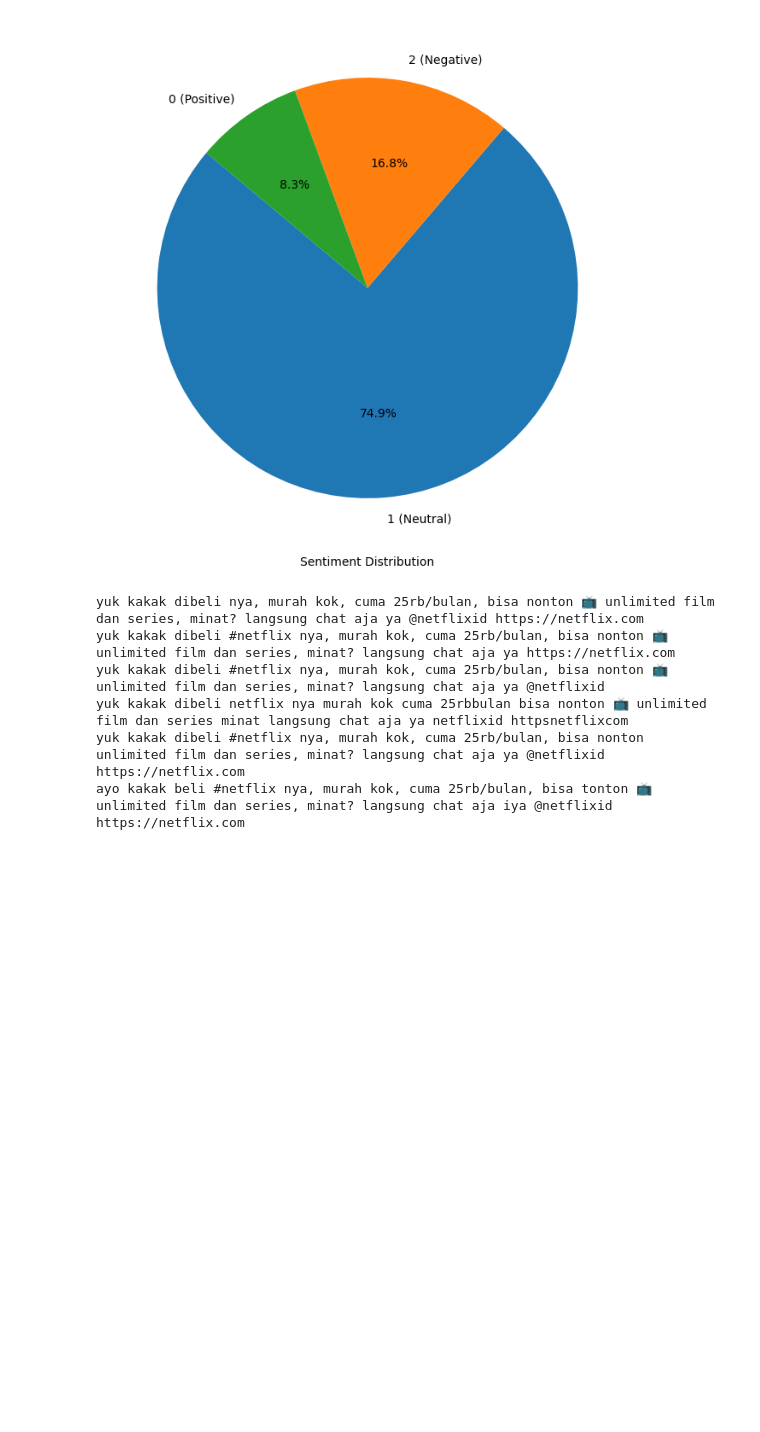
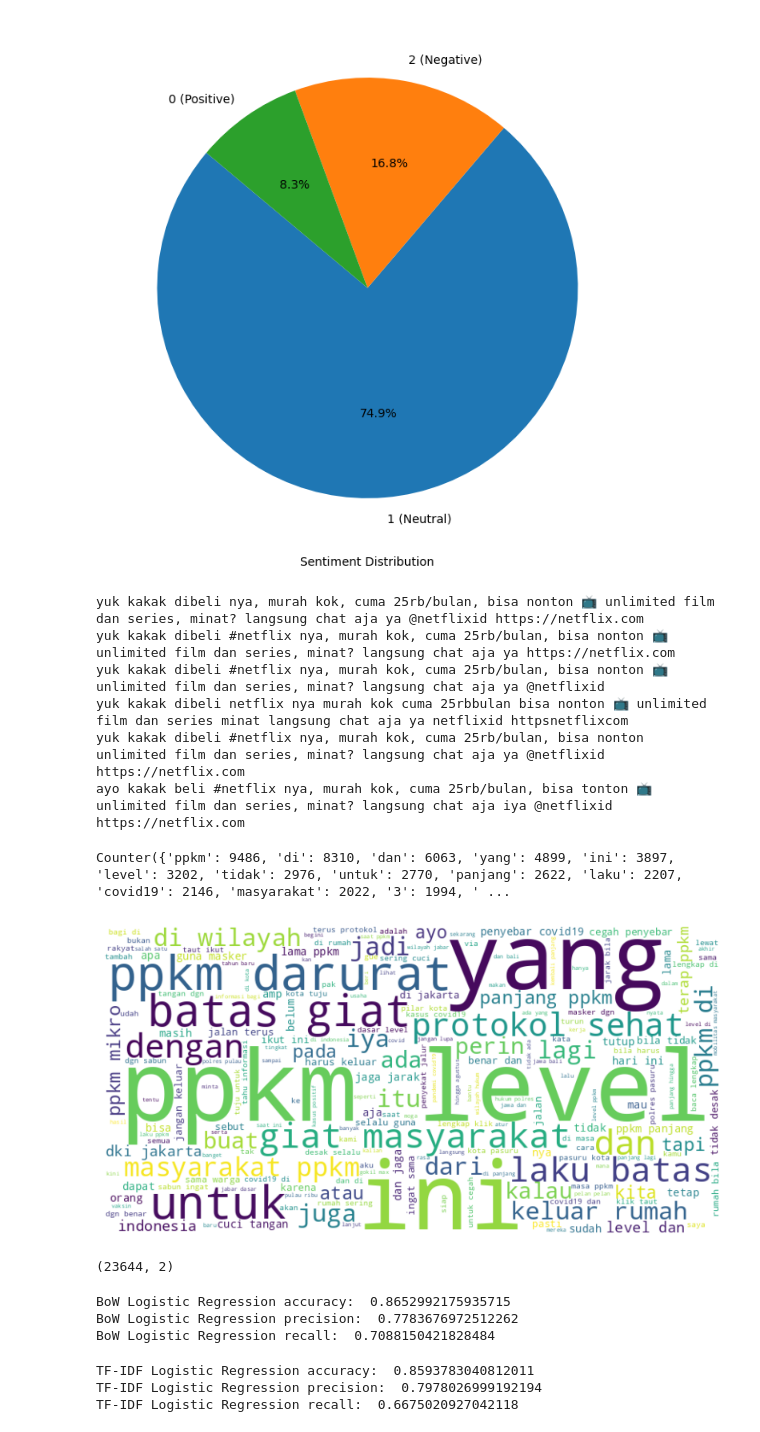
Before and after one commit to aliifam/ppd, a Jupyter notebook: ppd/pekan11/2.ipynb, the cells around one changed output. Cells and saved outputs as stored; diff of their text form; code cells hidden in the pictures; blank space fills up the shorter version.

```diff
--- a/ppd/pekan11/2.ipynb
+++ b/ppd/pekan11/2.ipynb
@@ -155,3 +147,37 @@ yuk kakak dibeli #netflix nya, murah kok, cuma 25rb/bulan, bisa nonton 📺 unli
 yuk kakak dibeli netflix nya murah kok cuma 25rbbulan bisa nonton 📺 unlimited film dan series minat langsung chat aja ya netflixid httpsnetflixcom
 yuk kakak dibeli #netflix nya, murah kok, cuma 25rb/bulan, bisa nonton  unlimited film dan series, minat? langsung chat aja ya @netflixid https://netflix.com
 ayo kakak beli #netflix nya, murah kok, cuma 25rb/bulan, bisa tonton 📺 unlimited film dan series, minat? langsung chat aja iya @netflixid https://netflix.com
+# %%
+word_counts = Counter()
+
+df['Tweet'] = df['Tweet'].apply(lambda x: remove_hashtags(x))
+df['Tweet'] = df['Tweet'].apply(lambda x: remove_refs(x))
+df['Tweet'] = df['Tweet'].apply(lambda x: remove_links(x))
+df['Tweet'] = df['Tweet'].apply(lambda x: remove_puncs(x))
+df['Tweet'] = df['Tweet'].apply(lambda x: remove_emojis(x))
+df['Tweet'] = df['Tweet'].apply(lambda x: stemmer.stem_kalimat(x))
+
+df['Tweet'].str.split().apply(word_counts.update)
+
+print(word_counts)
+# %% [output]
+Counter({'ppkm': 9486, 'di': 8310, 'dan': 6063, 'yang': 4899, 'ini': 3897, 'level': 3202, 'tidak': 2976, 'untuk': 2770, 'panjang': 2622, 'laku': 2207, 'covid19': 2146, 'masyarakat': 2022, '3': 1994, ' ...
+# %%
+from wordcloud import WordCloud
+import matplotlib.pyplot as plt
+
+text = ' '.join(df['Tweet'])
+
+wordcloud = WordCloud(width=800, height=400, background_color='white').generate(text)
+
+# Display the WordCloud
+plt.figure(figsize=(10, 5))
+plt.imshow(wordcloud, interpolation='bilinear')
+plt.axis('off')
+plt.show()
+# %% [output]
+[figure, added]
+# %%
+df.shape
+# %% [output]
+(23644, 2)
@@ -157,0 +265,41 @@ ayo kakak beli #netflix nya, murah kok, cuma 25rb/bulan, bisa tonton 📺 unlimi
+# %%
+# accuracy score, precision, recall
+from sklearn.metrics import accuracy_score, precision_score, recall_score
+
+bow_lr_pipeline.fit(X_train, y_train)
+bow_lr_pred = bow_lr_pipeline.predict(X_test)
+
+print("BoW Logistic Regression accuracy: ", accuracy_score(y_test, bow_lr_pred))
+print("BoW Logistic Regression precision: ", precision_score(y_test, bow_lr_pred, average='macro'))
+print("BoW Logistic Regression recall: ", recall_score(y_test, bow_lr_pred, average='macro'))
+
+benchmark.append({
+    "model": "BoW Logistic Regression",
+    "accuracy": accuracy_score(y_test, bow_lr_pred),
+    "precision": precision_score(y_test, bow_lr_pred, average='macro'),
+    "recall": recall_score(y_test, bow_lr_pred, average='macro')
+})
+# %% [output]
+BoW Logistic Regression accuracy:  0.8652992175935715
+BoW Logistic Regression precision:  0.7783676972512262
+BoW Logistic Regression recall:  0.7088150421828484
+# %%
+# tfidf logistic regression
+
+tfidf_lr_pipeline.fit(X_train, y_train)
+tfidf_lr_pred = tfidf_lr_pipeline.predict(X_test)
+
+print("TF-IDF Logistic Regression accuracy: ", accuracy_score(y_test, tfidf_lr_pred))
+print("TF-IDF Logistic Regression precision: ", precision_score(y_test, tfidf_lr_pred, average='macro'))
+print("TF-IDF Logistic Regression recall: ", recall_score(y_test, tfidf_lr_pred, average='macro'))
+
+benchmark.append({
+    "model": "TF-IDF Logistic Regression",
+    "accuracy": accuracy_score(y_test, tfidf_lr_pred),
+    "precision": precision_score(y_test, tfidf_lr_pred, average='macro'),
+    "recall": recall_score(y_test, tfidf_lr_pred, average='macro')
+})
+# %% [output]
+TF-IDF Logistic Regression accuracy:  0.8593783040812011
+TF-IDF Logistic Regression precision:  0.7978026999192194
+TF-IDF Logistic Regression recall:  0.6675020927042118
```
Also changed, not shown: parts of 18 cells of this notebook.
